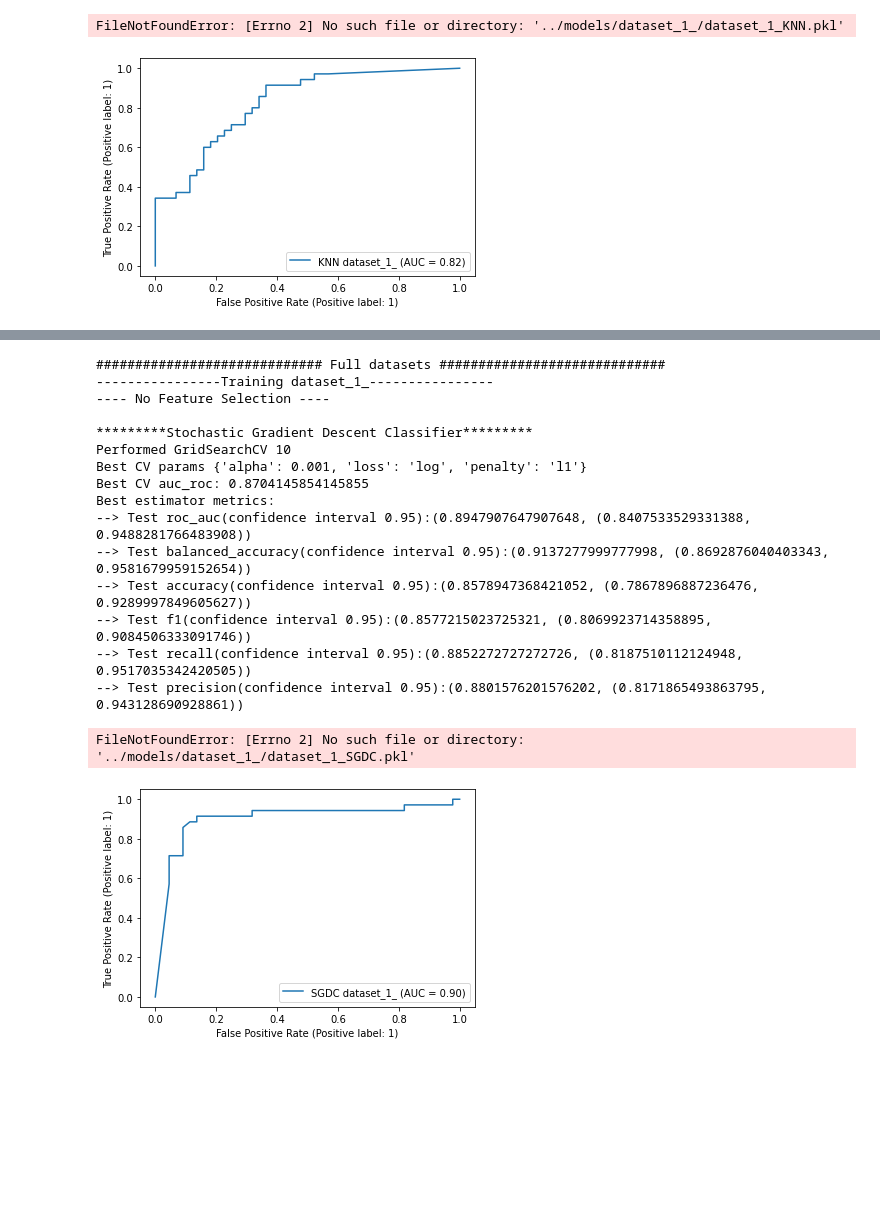
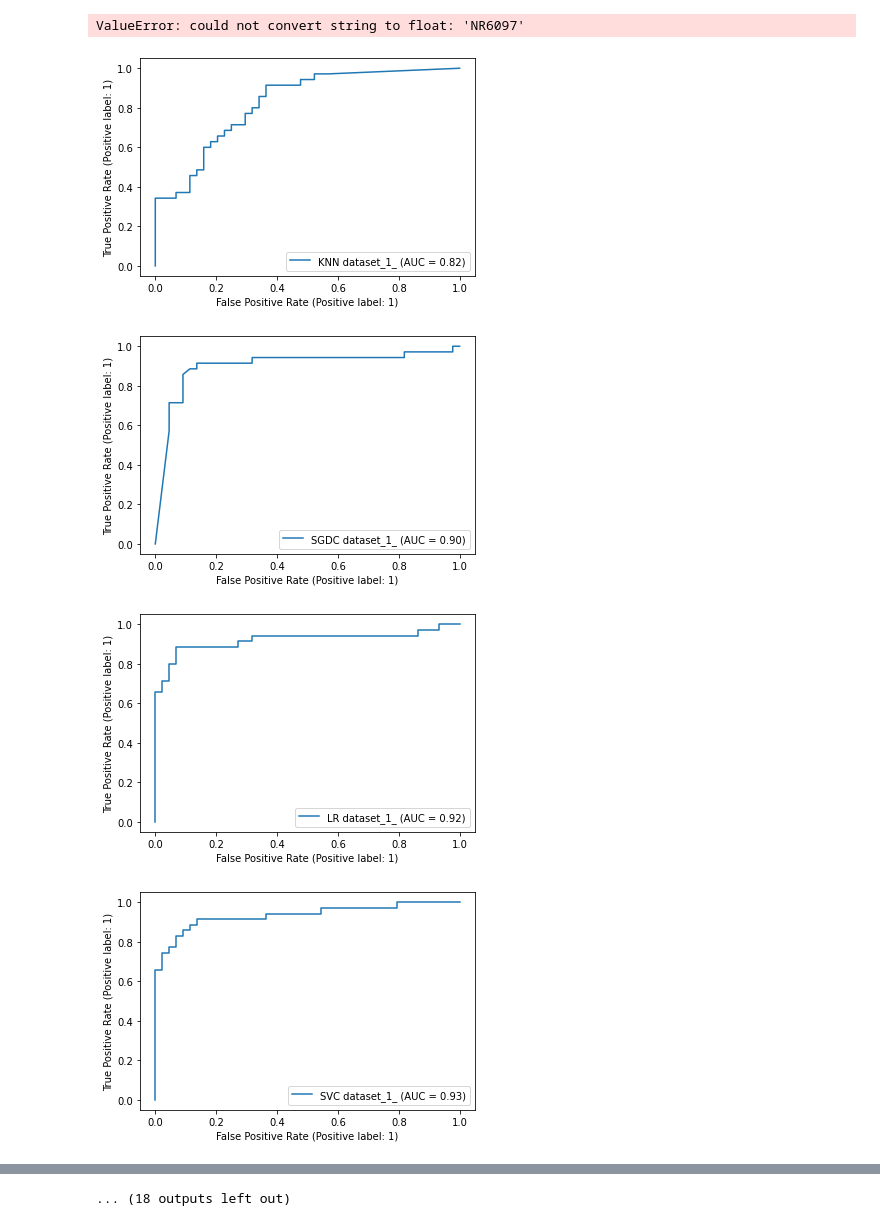
Before and after one commit to Arthurcrs/tcc_acrs, a Jupyter notebook: notebooks/NO_FS.ipynb, the cells around one changed output, grey strips where cells are left out. Cells and saved outputs as stored; diff of their text form; code cells hidden in the pictures; blank space fills up the shorter version.

```diff
--- a/notebooks/NO_FS.ipynb
+++ b/notebooks/NO_FS.ipynb
@@ -12,9 +12,8 @@ datasets_full = ['dataset_1_', 'dataset_2_', 'dataset_3_', 'dataset_7_']
 datasets_gwas = ['dataset_19_', 'dataset_20_', 'dataset_21_']
 # %%
 feature_selection = {"method": None , "estimator": None }
-# train_models = ["KNN","SGDClassifier","LogisticRegression","SVC","RandomForestClassifier","GBTC","XGB","MLPClassifier"]
+train_models = ["all"]
 # %%
-train_models = ["KNN"]
 TM = PredictPRinKP(datasets_full, datasets_gwas, feature_selection, train_models)
 TM.main()
 # %% [output]
@@ -36,2 +37,5 @@ Best estimator metrics:
-FileNotFoundError: [Errno 2] No such file or directory: '../models/dataset_1_/dataset_1_KNN.pkl'
+ValueError: could not convert string to float: 'NR6097'
 [figure]
+[figure, added]
+[figure, added]
+[figure, added]
@@ -38,22 +48 @@ FileNotFoundError: [Errno 2] No such file or directory: '../models/dataset_1_/da
+... (18 outputs left out)
-# %%
-train_models = ["SGDClassifier"]
-TM = PredictPRinKP(datasets_full, datasets_gwas, feature_selection, train_models)
-TM.main()
-# %% [output]
-############################# Full datasets #############################
-----------------Training dataset_1_----------------
----- No Feature Selection ----
-
-*********Stochastic Gradient Descent Classifier*********
-Performed GridSearchCV 10
-Best CV params {'alpha': 0.001, 'loss': 'log', 'penalty': 'l1'}
-Best CV auc_roc: 0.8704145854145855
-Best estimator metrics:
---> Test roc_auc(confidence interval 0.95):(0.8947907647907648, (0.8407533529331388, 0.9488281766483908))
---> Test balanced_accuracy(confidence interval 0.95):(0.9137277999777998, (0.8692876040403343, 0.9581679959152654))
---> Test accuracy(confidence interval 0.95):(0.8578947368421052, (0.7867896887236476, 0.9289997849605627))
---> Test f1(confidence interval 0.95):(0.8577215023725321, (0.8069923714358895, 0.9084506333091746))
---> Test recall(confidence interval 0.95):(0.8852272727272726, (0.8187510112124948, 0.9517035342420505))
---> Test precision(confidence interval 0.95):(0.8801576201576202, (0.8171865493863795, 0.943128690928861))
-FileNotFoundError: [Errno 2] No such file or directory: '../models/dataset_1_/dataset_1_SGDC.pkl'
-[figure, removed]
```
Also changed, not shown: parts of 7 cells of this notebook, 49 other files.
